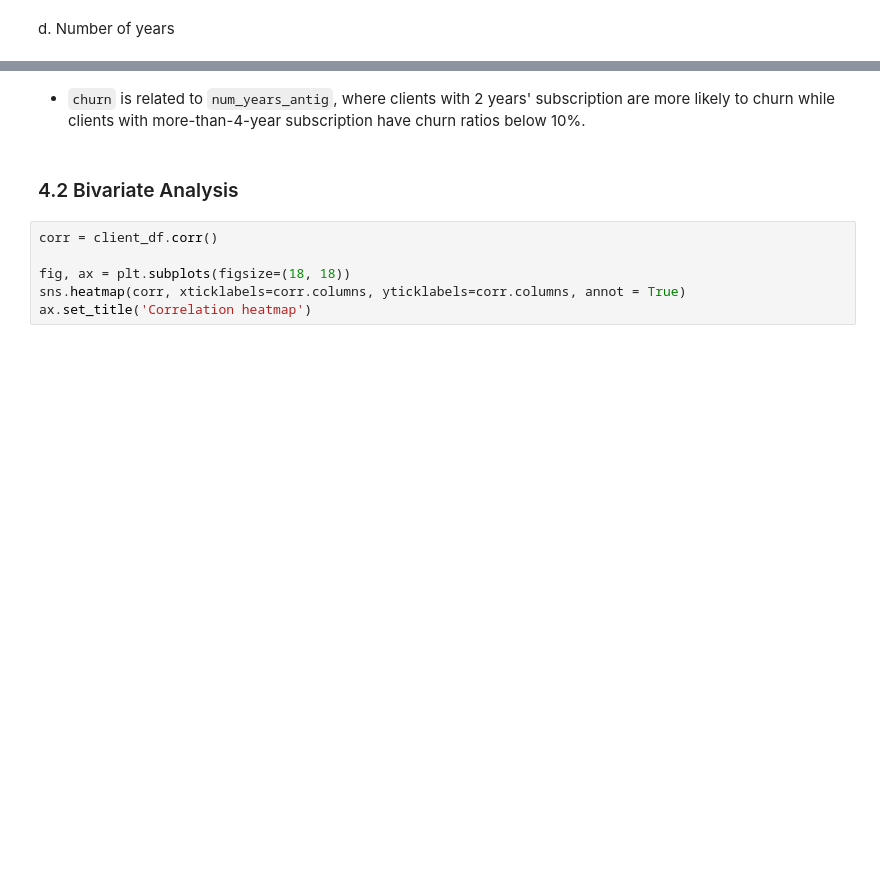
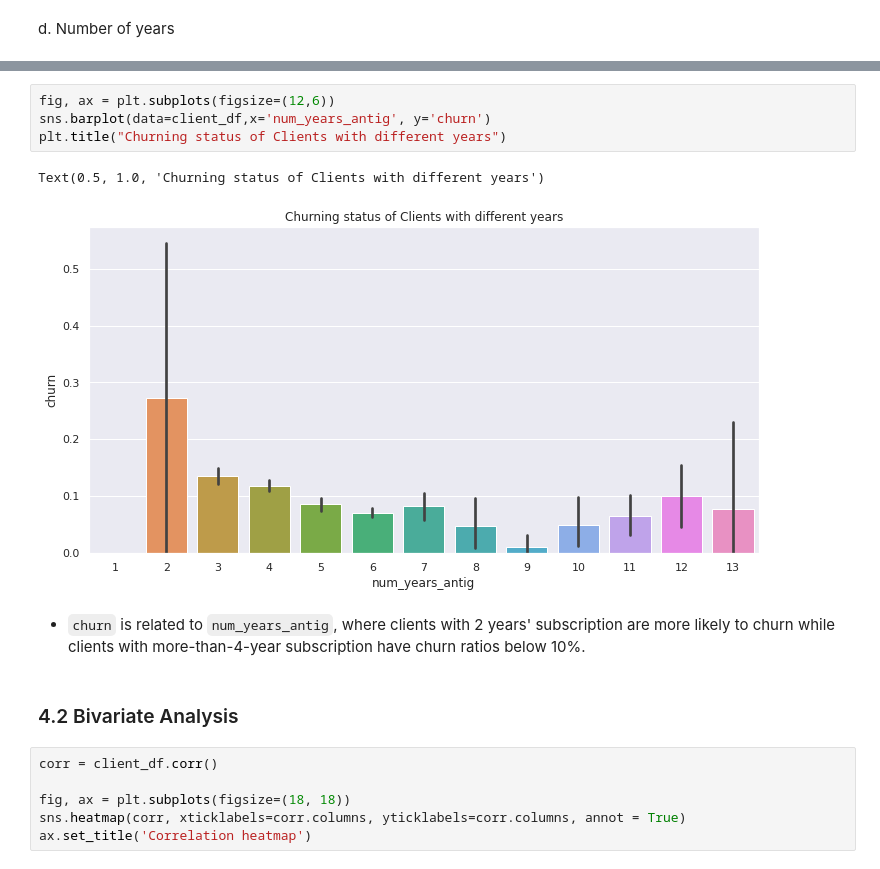
Before and after one commit to AnyueWang/BCG_Project, a Jupyter notebook: EDA.ipynb, the cells around one changed output, grey strips where cells are left out. Drawn from its saved outputs; the diff is of its cells as text; blank space fills up the shorter version.

```diff
--- a/EDA.ipynb
+++ b/EDA.ipynb
@@ -318,3 +328,10 @@ plot_stacked_bars(antig_percentage[['0','1']], "Churning status of Clients with
+# %%
+fig, ax = plt.subplots(figsize=(12,6))
+sns.barplot(data=client_df,x='num_years_antig', y='churn')
+plt.title("Churning status of Clients with different years")
+# %% [output]
+Text(0.5, 1.0, 'Churning status of Clients with different years')
+[figure, added]
 # %% [markdown]
 * `churn` is related to `num_years_antig`, where clients with 2 years' subscription are more likely to churn while clients with more-than-4-year subscription have churn ratios below 10%.
 # %% [markdown]
```
Also changed, not shown: parts of 8 cells of this notebook.
